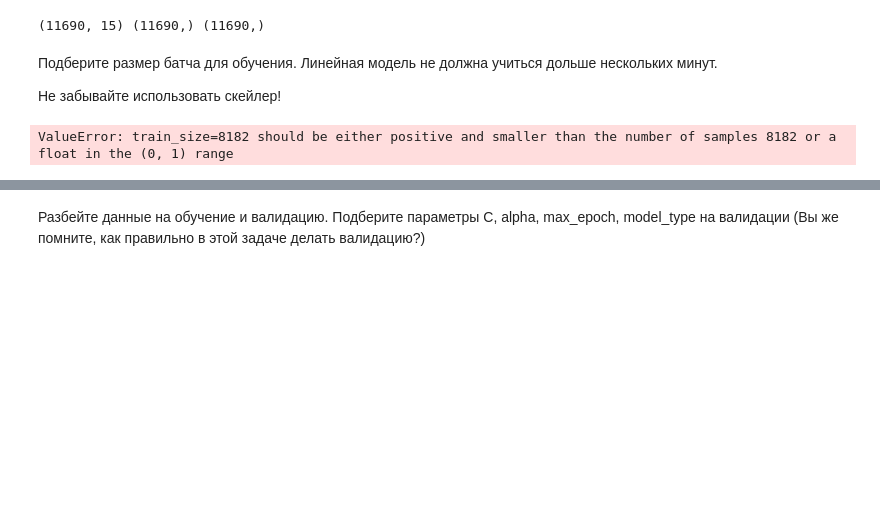
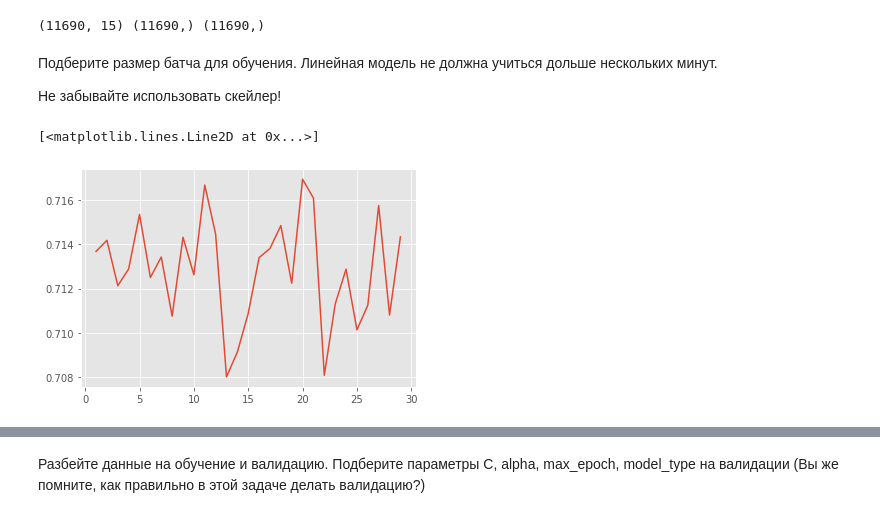
Before and after one commit to ghost171/msu_ML_autumn_2020, a Jupyter notebook: 02/selevenko_hw2.ipynb, the cells around one changed output, grey strips where cells are left out. Saved outputs shown, nothing was run; the diff lists cells and outputs as text; code cells hidden in the pictures; blank space fills up the shorter version.

```diff
--- a/02/selevenko_hw2.ipynb
+++ b/02/selevenko_hw2.ipynb
@@ -742,29 +742,26 @@ from sklearn.metrics import f1_score
 from sklearn.linear_model import LinearRegression
 from sklearn.preprocessing import StandardScaler
 # %%
+#%%pycodestyle
 from sklearn.model_selection import train_test_split
 from sklearn.model_selection import cross_val_score
 from sklearn.metrics import f1_score
 
 scaler = StandardScaler()
-scaler.fit(X_train)
+scaler.fit(X_train, y_train)
 X_train = scaler.transform(X_train)
-df_train, df_test = train_test_split(X_train,
-                                     train_size = 0.7,
-                                     test_size = 0.3,
-                                     random_state = 10)
-y_train_df, y_test_df = train_test_split(y_train,
-                                     train_size = len(df_train),
-                                     test_size = len(df_test),
-                                     random_state = 10)
+df_train, df_test, y_train_df, y_test_df = train_test_split(X_train, y_train,
+                                                            train_size=0.7,
+                                                            test_size=0.3)
 x_row = np.array(np.arange(1, 30))
 y_row = []
 for i in x_row:
-    clf = LinearRegression(n_jobs=i)
+    clf = MySGDClassifier(batch_generator, batch_size=i)
     clf.fit(df_train, y_train_df)
     y_pred = clf.predict(df_test)
-    y_row.append(f1_score(y_test, y_pred, average='macro'))
+    y_row.append(f1_score(y_test_df, y_pred, average='macro'))
 y_row = np.array(y_row)
 plt.plot(x_row, y_row)
 # %% [output]
-ValueError: train_size=8182 should be either positive and smaller than the number of samples 8182 or a float in the (0, 1) range
+[<matplotlib.lines.Line2D at 0x...>]
+[figure, added]
```
Also changed, not shown: parts of 12 cells of this notebook.
